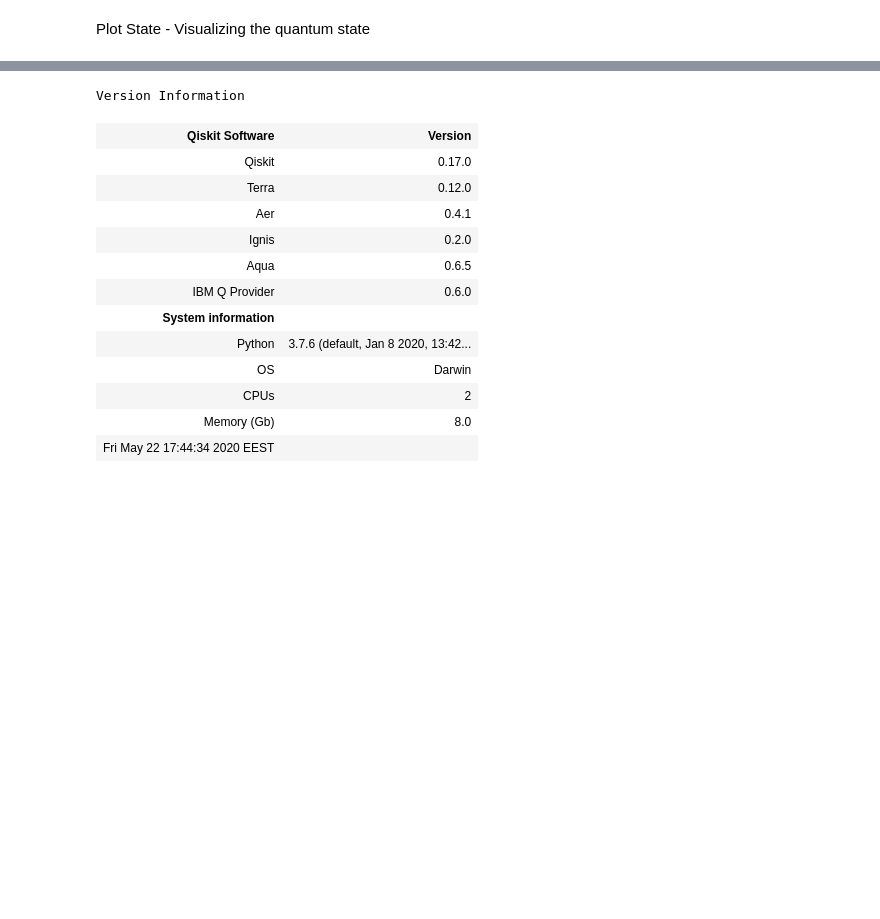
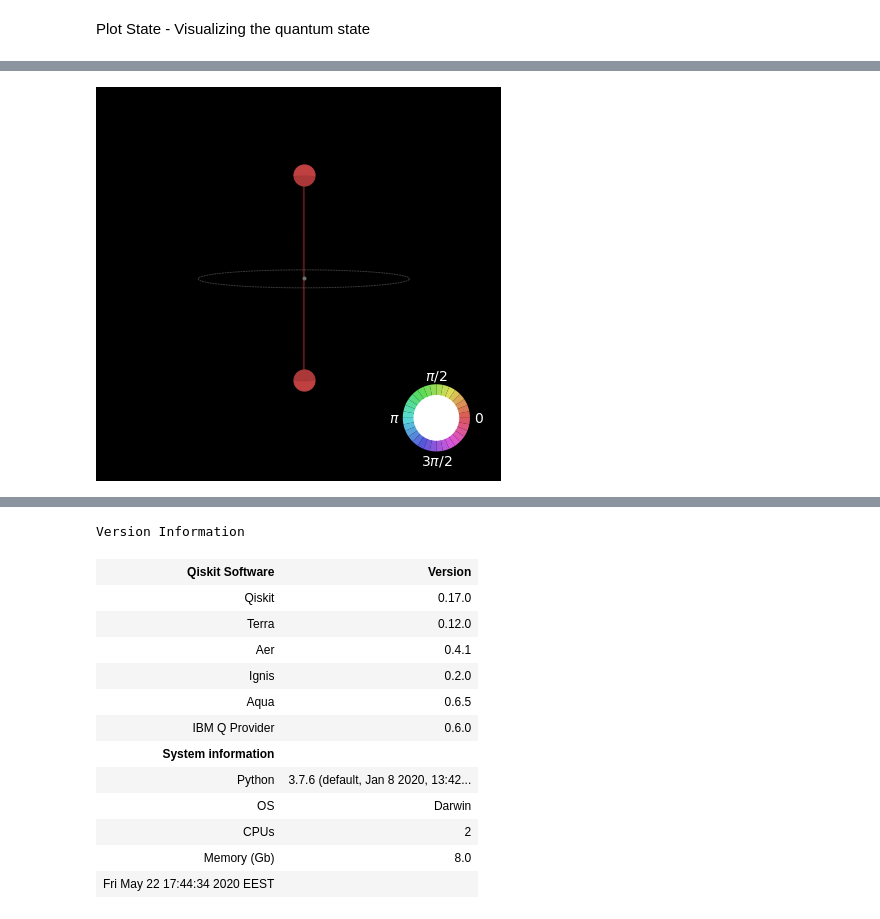
Before and after one commit to konkalaitzidis/Quantum-Computing-Programming, a Jupyter notebook: Qiskit/Plot Visualizations in Qiskit.ipynb, the cells around one changed output, grey strips where cells are left out. Drawn from its saved outputs; the diff is of its cells as text; code cells hidden in the pictures; blank space fills up the shorter version.

```diff
--- a/Qiskit/Plot Visualizations in Qiskit.ipynb
+++ b/Qiskit/Plot Visualizations in Qiskit.ipynb
@@ -157,0 +177,7 @@ Plot State -  Visualizing the quantum state
+# %%
+# The Qiskit unique view of a quantum state where the amplitude and phase of the state vector are plotted in a spherical ball.
+# The amplitude is the thickness of the arrow and the phase is the color.
+# For mixed states it will show different 'qsphere' for each component.
+plot_state_qsphere(psi)
+# %% [output]
+[figure, added]
```
Also changed, not shown: parts of 20 cells of this notebook.
